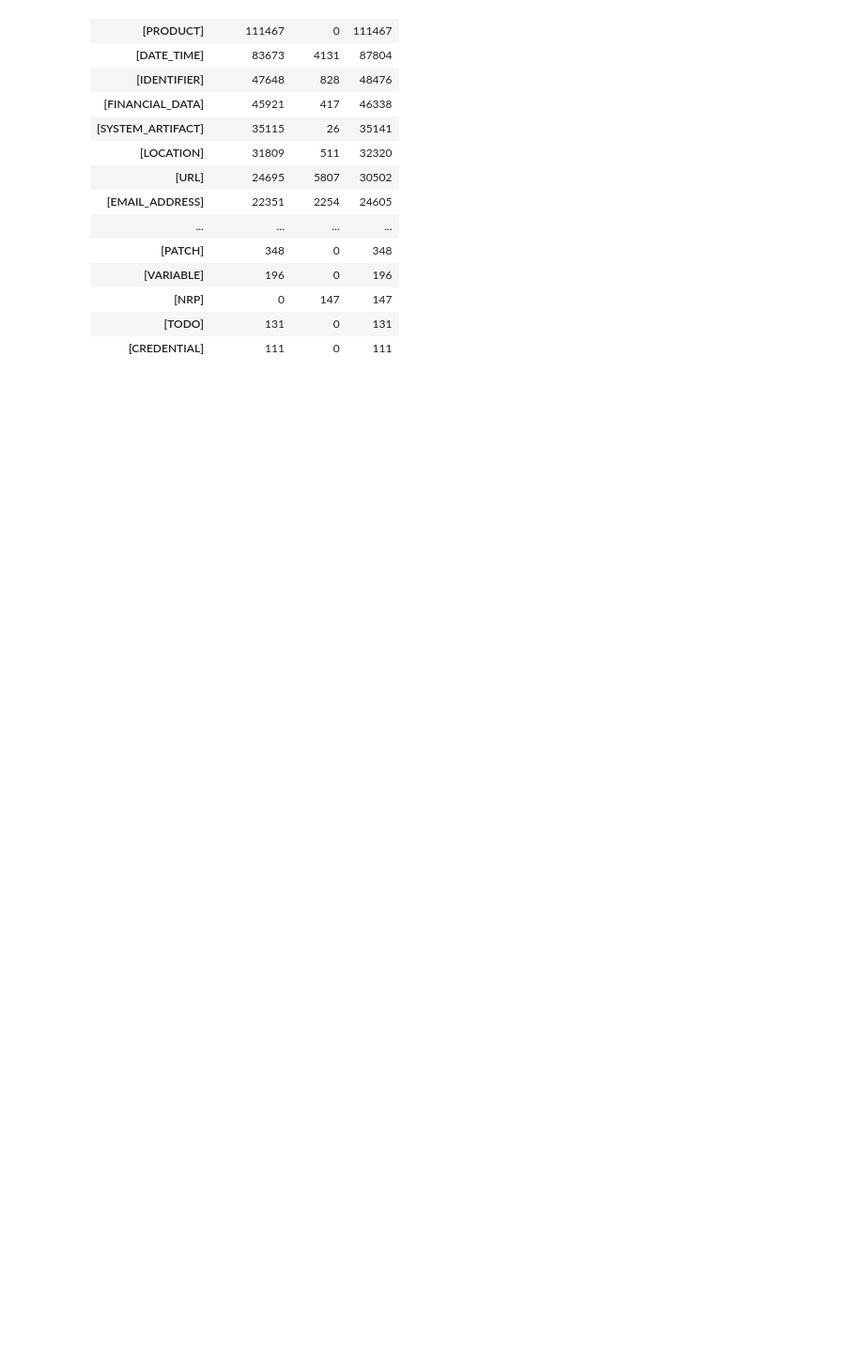
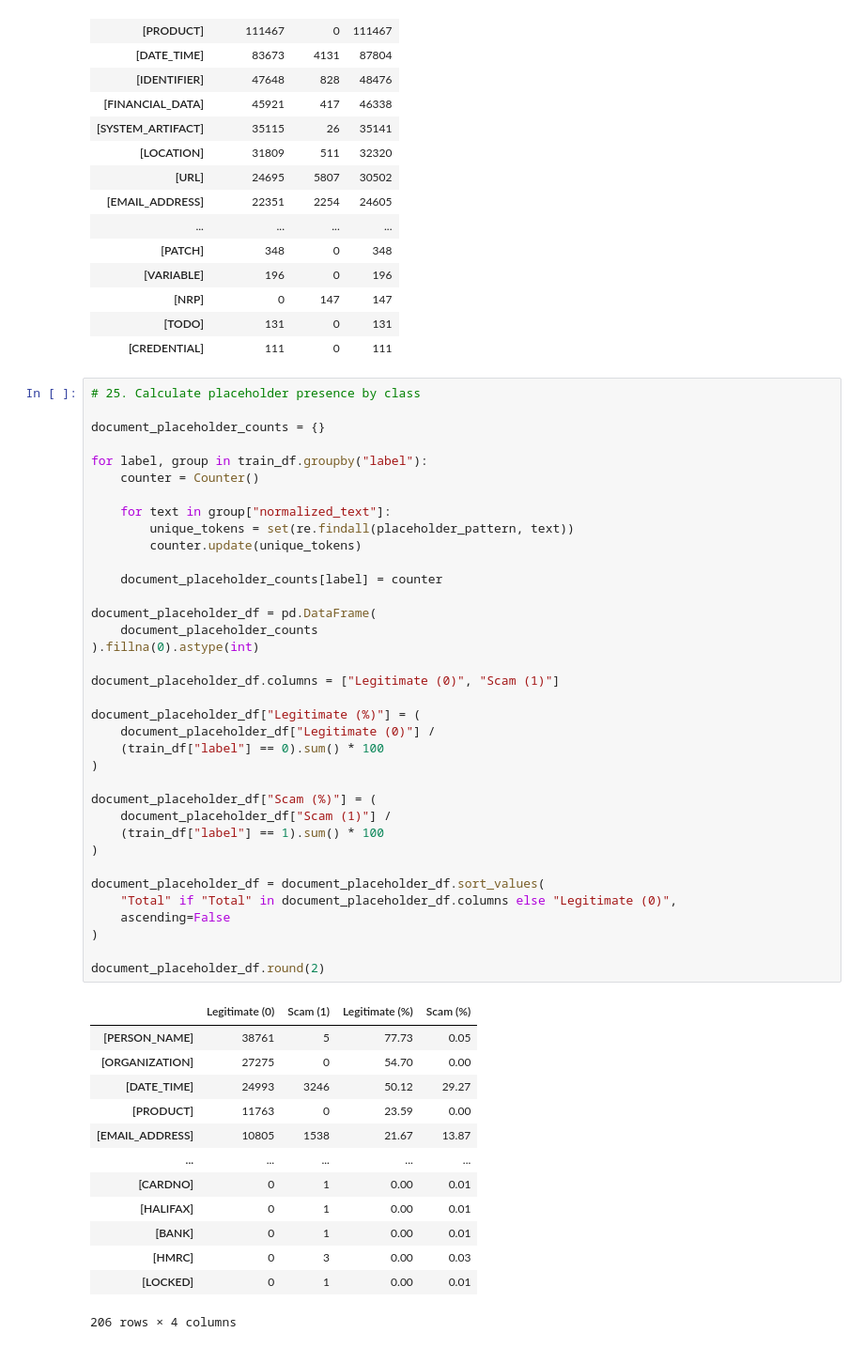
Before and after one commit to Supan-Roy/financial-scam-analysis, a Jupyter notebook: notebooks/01_dataset_understanding.ipynb, the cells around one changed output. Shown at 94% size. Cells and saved outputs as stored; diff of their text form; blank space fills up the shorter version.

```diff
--- a/notebooks/01_dataset_understanding.ipynb
+++ b/notebooks/01_dataset_understanding.ipynb
@@ -537,3 +537,53 @@ placeholder_class_df.head(20)
 | [NRP] | 0 | 147 | 147 |
 | [TODO] | 131 | 0 | 131 |
 | [CREDENTIAL] | 111 | 0 | 111 |
+# %%
+# 25. Calculate placeholder presence by class
+
+document_placeholder_counts = {}
+
+for label, group in train_df.groupby("label"):
+    counter = Counter()
+
+    for text in group["normalized_text"]:
+        unique_tokens = set(re.findall(placeholder_pattern, text))
+        counter.update(unique_tokens)
+
+    document_placeholder_counts[label] = counter
+
+document_placeholder_df = pd.DataFrame(
+    document_placeholder_counts
+).fillna(0).astype(int)
+
+document_placeholder_df.columns = ["Legitimate (0)", "Scam (1)"]
+
+document_placeholder_df["Legitimate (%)"] = (
+    document_placeholder_df["Legitimate (0)"] /
+    (train_df["label"] == 0).sum() * 100
+)
+
+document_placeholder_df["Scam (%)"] = (
+    document_placeholder_df["Scam (1)"] /
+    (train_df["label"] == 1).sum() * 100
+)
+
+document_placeholder_df = document_placeholder_df.sort_values(
+    "Total" if "Total" in document_placeholder_df.columns else "Legitimate (0)",
+    ascending=False
+)
+
+document_placeholder_df.round(2)
+# %% [output]
+|  | Legitimate (0) | Scam (1) | Legitimate (%) | Scam (%) |
+| [PERSON_NAME] | 38761 | 5 | 77.73 | 0.05 |
+| [ORGANIZATION] | 27275 | 0 | 54.70 | 0.00 |
+| [DATE_TIME] | 24993 | 3246 | 50.12 | 29.27 |
+| [PRODUCT] | 11763 | 0 | 23.59 | 0.00 |
+| [EMAIL_ADDRESS] | 10805 | 1538 | 21.67 | 13.87 |
+| ... | ... | ... | ... | ... |
+| [CARDNO] | 0 | 1 | 0.00 | 0.01 |
+| [HALIFAX] | 0 | 1 | 0.00 | 0.01 |
+| [BANK] | 0 | 1 | 0.00 | 0.01 |
+| [HMRC] | 0 | 3 | 0.00 | 0.03 |
+| [LOCKED] | 0 | 1 | 0.00 | 0.01 |
+206 rows × 4 columns
```
Also changed, not shown: parts of 5 cells of this notebook.
